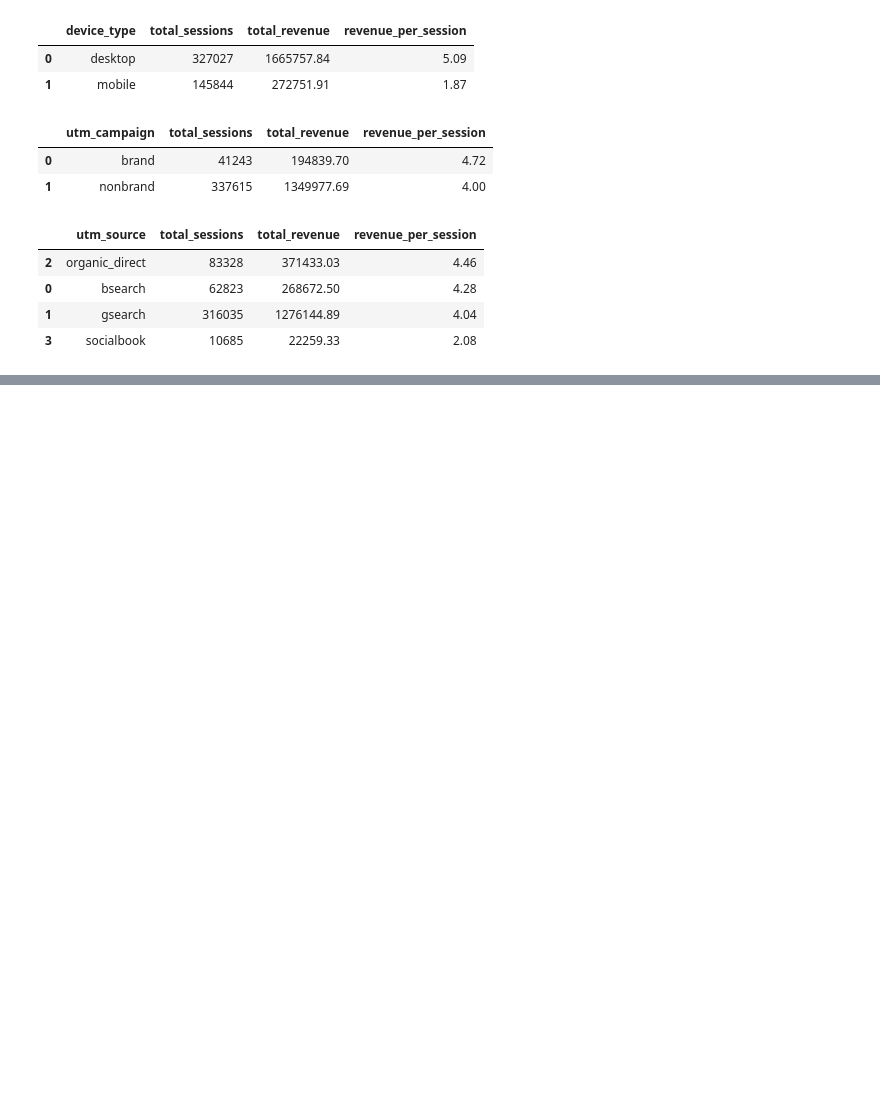
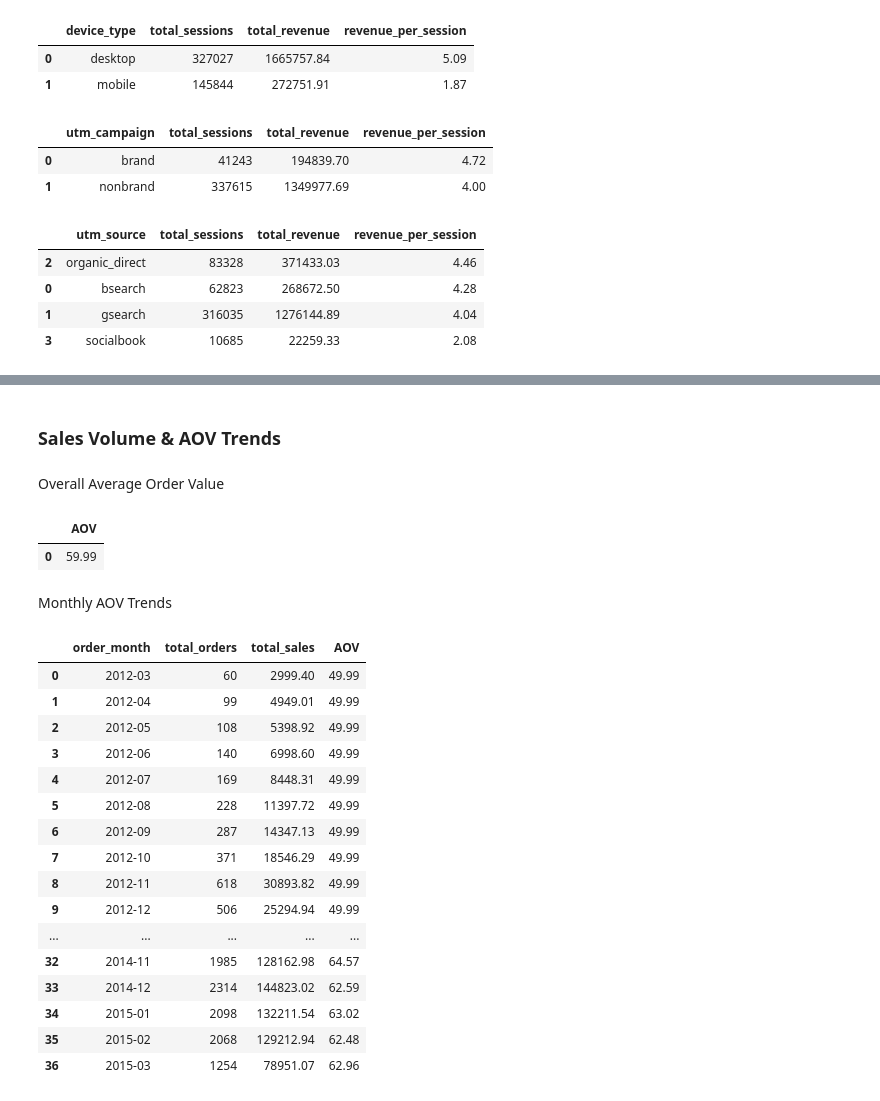
Before and after one commit to Kapustuch/FuzzyFactory-Ecommerce-Analytics, a Jupyter notebook: e-commerce.ipynb, the cells around one changed output, grey strips where cells are left out. Cells and saved outputs as stored; diff of their text form; code cells hidden in the pictures; blank space fills up the shorter version.

```diff
--- a/e-commerce.ipynb
+++ b/e-commerce.ipynb
@@ -682,0 +695,48 @@ Based on the multi-dimensional analysis of our traffic and revenue per session (
+# %% [markdown]
+### **Sales Volume & AOV Trends**
+# %% [markdown]
+Overall Average Order Value
+# %%
+query = '''
+    SELECT
+        ROUND(AVG(price_usd), 2) as AOV
+    FROM orders
+'''
+
+pd.read_sql(query, con=engine)
+# %% [output]
+|  | AOV |
+| 0 | 59.99 |
+# %% [markdown]
+Monthly AOV Trends
+# %%
+monthly_sales_sql = '''
+    SELECT
+        DATE_FORMAT(created_at, '%%Y-%%m') AS order_month,
+        COUNT(order_id) as total_orders,
+        SUM(price_usd) as total_sales,
+        ROUND(AVG(price_usd), 2) as AOV
+    FROM orders
+    GROUP BY order_month
+'''
+
+monthly_sales_df = pd.read_sql(monthly_sales_sql, con=engine)
+monthly_sales_df
+# %% [output]
+|  | order_month | total_orders | total_sales | AOV |
+| 0 | 2012-03 | 60 | 2999.40 | 49.99 |
+| 1 | 2012-04 | 99 | 4949.01 | 49.99 |
+| 2 | 2012-05 | 108 | 5398.92 | 49.99 |
+| 3 | 2012-06 | 140 | 6998.60 | 49.99 |
+| 4 | 2012-07 | 169 | 8448.31 | 49.99 |
+| 5 | 2012-08 | 228 | 11397.72 | 49.99 |
+| 6 | 2012-09 | 287 | 14347.13 | 49.99 |
+| 7 | 2012-10 | 371 | 18546.29 | 49.99 |
+| 8 | 2012-11 | 618 | 30893.82 | 49.99 |
+| 9 | 2012-12 | 506 | 25294.94 | 49.99 |
+| ... | ... | ... | ... | ... |
+| 32 | 2014-11 | 1985 | 128162.98 | 64.57 |
+| 33 | 2014-12 | 2314 | 144823.02 | 62.59 |
+| 34 | 2015-01 | 2098 | 132211.54 | 63.02 |
+| 35 | 2015-02 | 2068 | 129212.94 | 62.48 |
+| 36 | 2015-03 | 1254 | 78951.07 | 62.96 |
```
Also changed, not shown: parts of 31 cells of this notebook.
